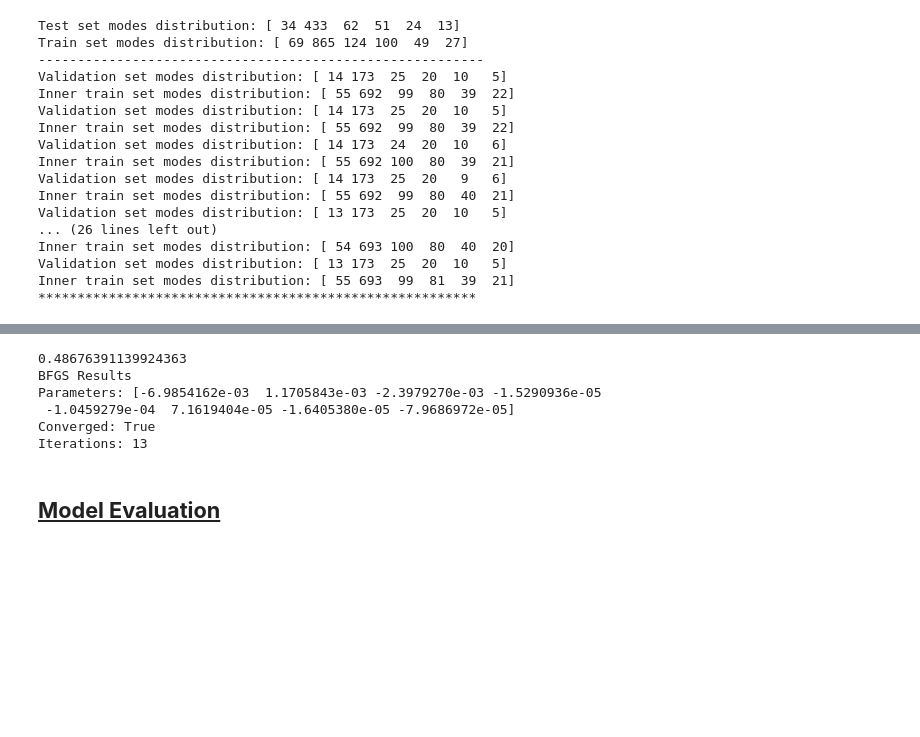
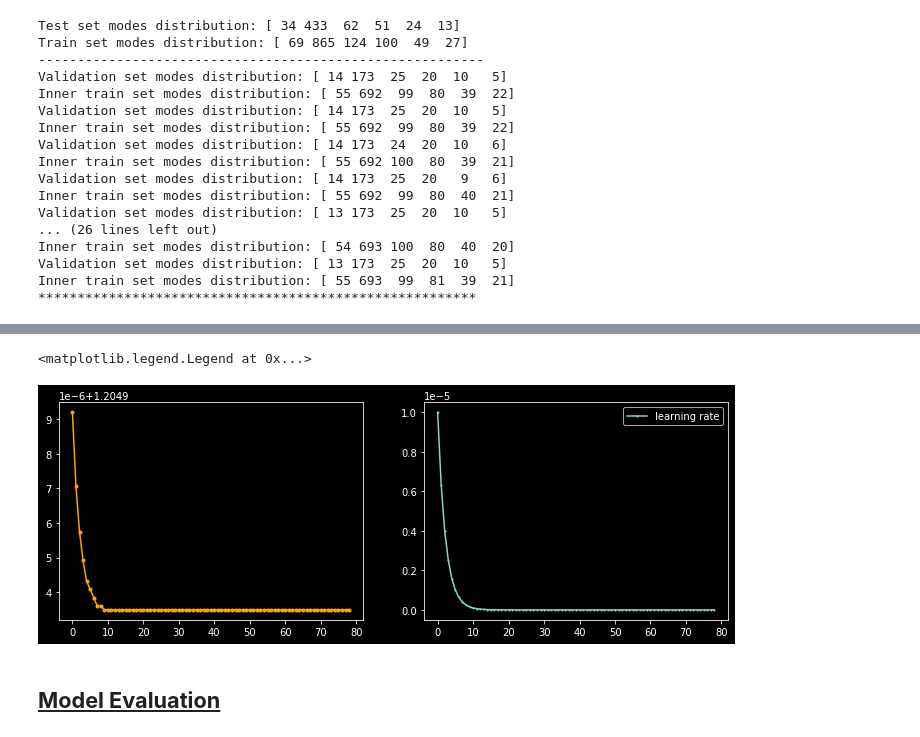
Before and after one commit to Obliquedbishop/CG_based_DCMs, a Jupyter notebook: discrete_choice_model.ipynb, the cells around one changed output, grey strips where cells are left out. Cells and saved outputs as stored; diff of their text form; code cells hidden in the pictures; blank space fills up the shorter version.

```diff
--- a/discrete_choice_model.ipynb
+++ b/discrete_choice_model.ipynb
@@ -314,3 +295,31 @@ def run(optimizer):
 class Results():
     def __init__(self):
         position = []
+
+
+class HistoryLogger(tf.keras.callbacks.Callback):
+    def __init__(self):
+        super(HistoryLogger, self).__init__()
+        self.history = {}
+
+    def on_train_begin(self, logs=None):
+        self.history = {}
+
+    def on_epoch_begin(self, epoch, logs=None):
+        for key, value in logs.items():
+            self.history.setdefault(key, []).append(value)
+
+    def on_epoch_end(self, epoch, logs=None):
+        for key, value in logs.items():
+            self.history.setdefault(key, []).append(value)
+
+    def on_train_end(self, logs=None):
+        if logs.get('plot_loss', False):
+            plt.plot(np.arange(len(self.history['loss_train'])), self.history['loss_train'], label='train loss')
+        if logs.get('plot_f2_train', False):
+            plt.plot(np.arange(len(self.history['f2_train'])), self.history['f2_train'], label='train f2')
+        if logs.get('plot_f2_val', False):
+            plt.plot(np.arange(len(self.history['f2_val'])), self.history['f2_val'], label='validation f2')
+            plt.legend()
+
+history = HistoryLogger()
@@ -731,18 +834,24 @@ print(f"Validation F2 score: {val_f2:.3f}")
+# %%
+loss_arr = np.array([x.numpy() for x in history.history['loss_train']])
+loss_df = pd.concat([pd.Series(loss_arr), pd.Series(history.history['lr'])], axis=1)
+loss_df.columns = ['loss', 'lr']
+loss_df = loss_df.loc[loss_df['loss'] <= 1.20491]
+#loss_df = loss_df.loc[loss_df['loss'] >= 0.985]
+fig, ax = plt.subplots(1, 2, figsize=(12, 4))
+ax[0].plot(np.arange(loss_df.shape[0]), loss_df['loss'], marker='o', label='loss', c='orange', ms=3)
+ax[1].plot(np.arange(loss_df.shape[0]), loss_df['lr'], marker='o', label='learning rate', ms=1)
+plt.legend()
+# %% [output]
+<matplotlib.legend.Legend at 0x...>
+[figure, added]
 # %%
-results = outer_mnl_bfgs(lambda2, layers_list=layers_list)
+# results = outer_mnl_bfgs(lambda2, layers_list=layers_list)
 
-print("BFGS Results")
-print("Parameters:", results.position)
-print("Converged:", results.converged)
-print("Iterations:", results.num_iterations)
-#print(f"Validation F2 score: {val_f2:.3f}")
+# print("BFGS Results")
+# print("Parameters:", results.position)
+# print("Converged:", results.converged)
+# print("Iterations:", results.num_iterations)
+# #print(f"Validation F2 score: {val_f2:.3f}")
-# %% [output]
-0.48676391139924363
-BFGS Results
-Parameters: [-6.9854162e-03  1.1705843e-03 -2.3979270e-03 -1.5290936e-05
- -1.0459279e-04  7.1619404e-05 -1.6405380e-05 -7.9686972e-05]
-Converged: True
-Iterations: 13
 # %% [markdown]
 ## <ins><b>Model Evaluation</b></ins>
 # %% [markdown]
```
Also changed, not shown: parts of 50 cells of this notebook.
